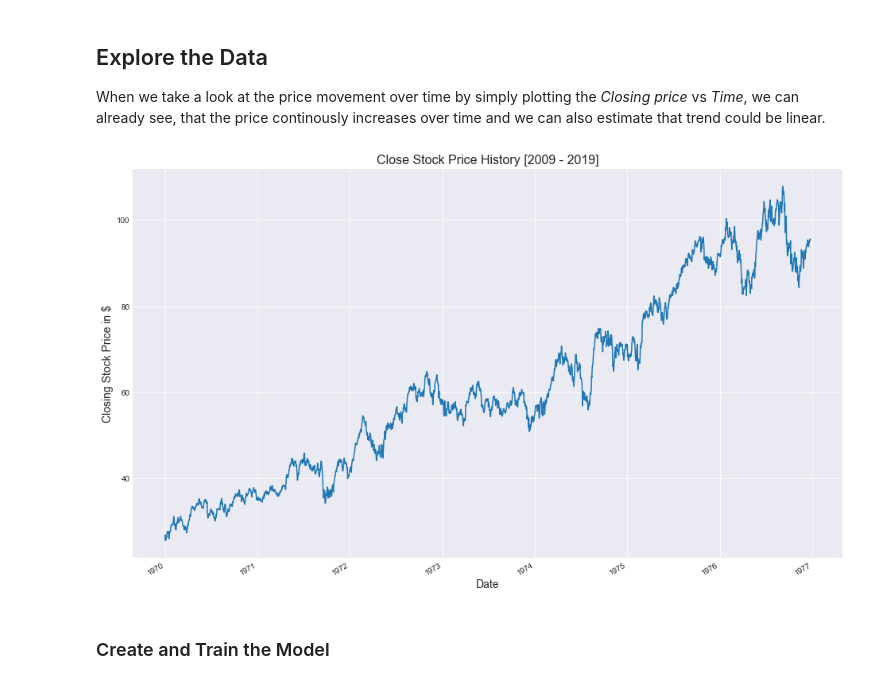
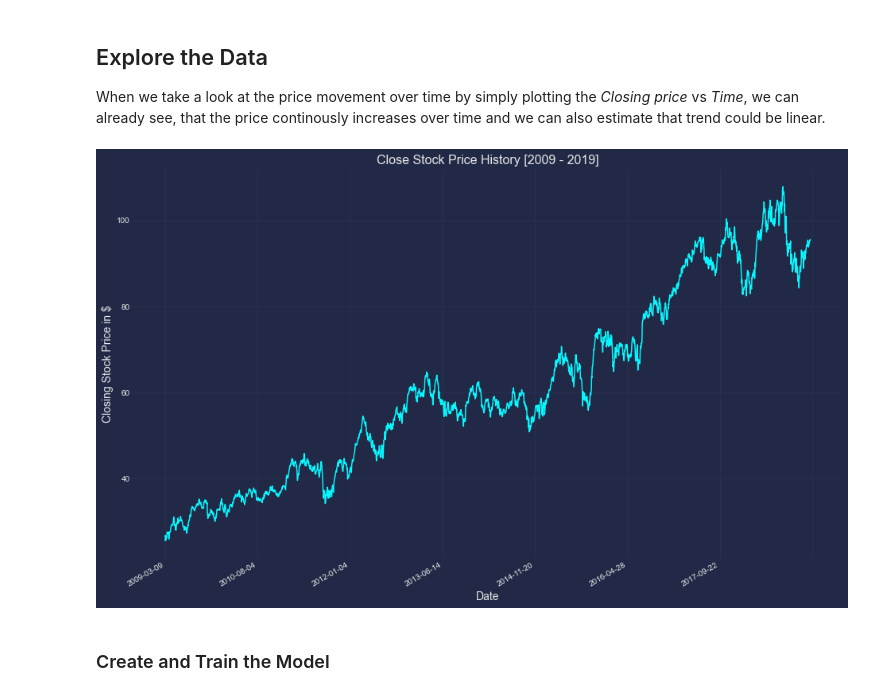
Before and after one commit to isahaji/btc_pricepred_lr, a Jupyter notebook: main.ipynb, the cells around one changed output. Cells and saved outputs as stored; diff of their text form; code cells hidden in the pictures.

```diff
--- a/main.ipynb
+++ b/main.ipynb
@@ -4,11 +4,12 @@
 import numpy as np
 import pandas as pd
 import datetime
+import mplcyberpunk
 
 %matplotlib inline
 import matplotlib.pyplot as plt
 import seaborn as sns
-plt.style.use('seaborn-darkgrid')
+plt.style.use("cyberpunk")
 plt.rc('figure', figsize=(16,10))
 plt.rc('lines', markersize=4)
 # %%
@@ -118,32 +119,32 @@ When we take a look at the price movement over time by simply plotting the *Clos
 # %%
 # Import matplotlib package for date plots
 import matplotlib.dates as mdates
 
 years = mdates.YearLocator() # Get every year
-yearsFmt = mdates.DateFormatter('%Y') # Set year format
+
 
 # Create subplots to plot graph and control axes
 fig, ax = plt.subplots()
 ax.plot(df['Date'], df['Close'])
 
 # Format the ticks
 ax.xaxis.set_major_locator(years)
-ax.xaxis.set_major_formatter(yearsFmt)
+
 
 # Set figure title
 plt.title('Close Stock Price History [2009 - 2019]', fontsize=16)
 # Set x label
 plt.xlabel('Date', fontsize=14)
 # Set y label
 plt.ylabel('Closing Stock Price in $', fontsize=14)
 
 # Rotate and align the x labels
 fig.autofmt_xdate()
 
 # Show plot
 plt.show()
 # %% [output]
-[figure, old version]
+[figure, new version]
 # %%
 
 from sklearn.model_selection import train_test_split
```
Also changed, not shown: parts of 7 cells of this notebook.
